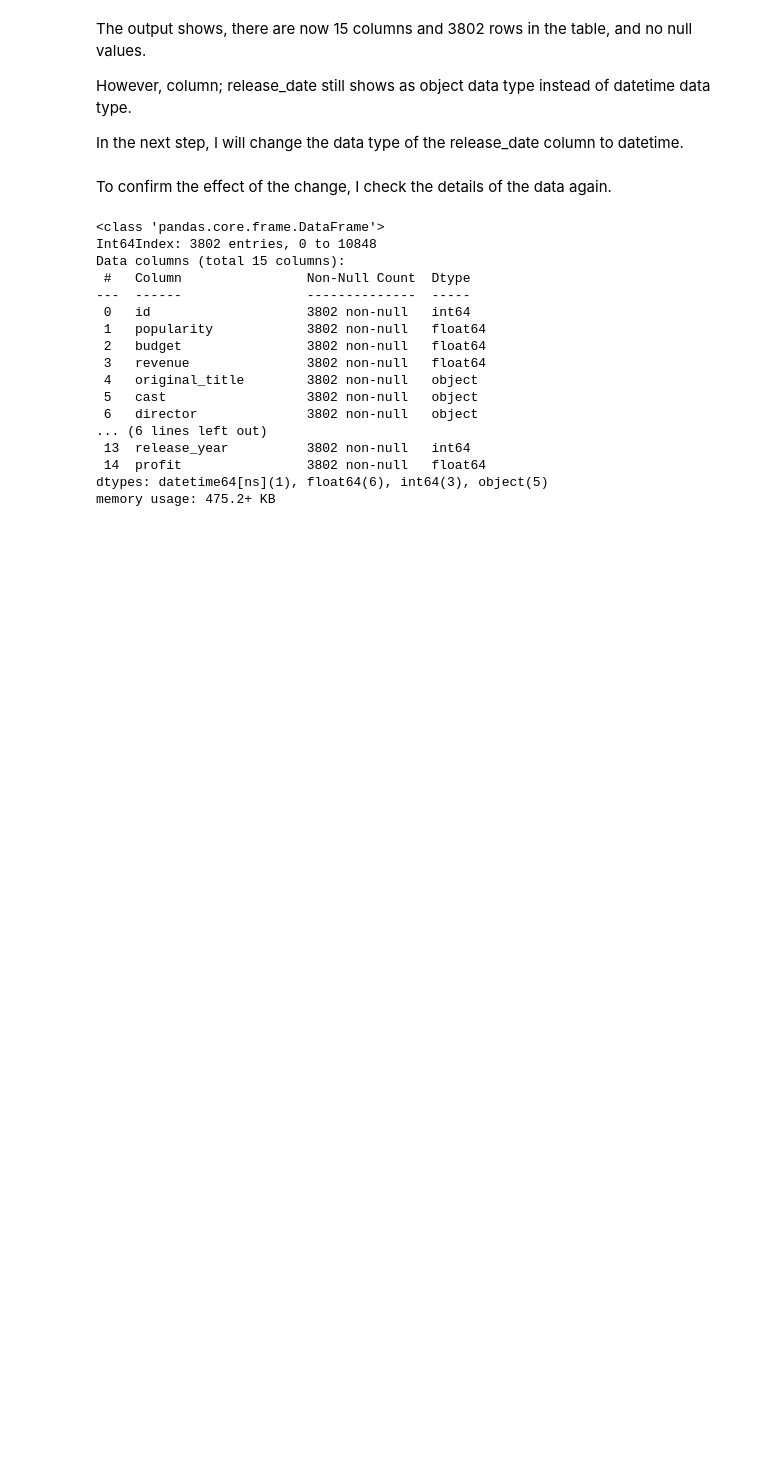
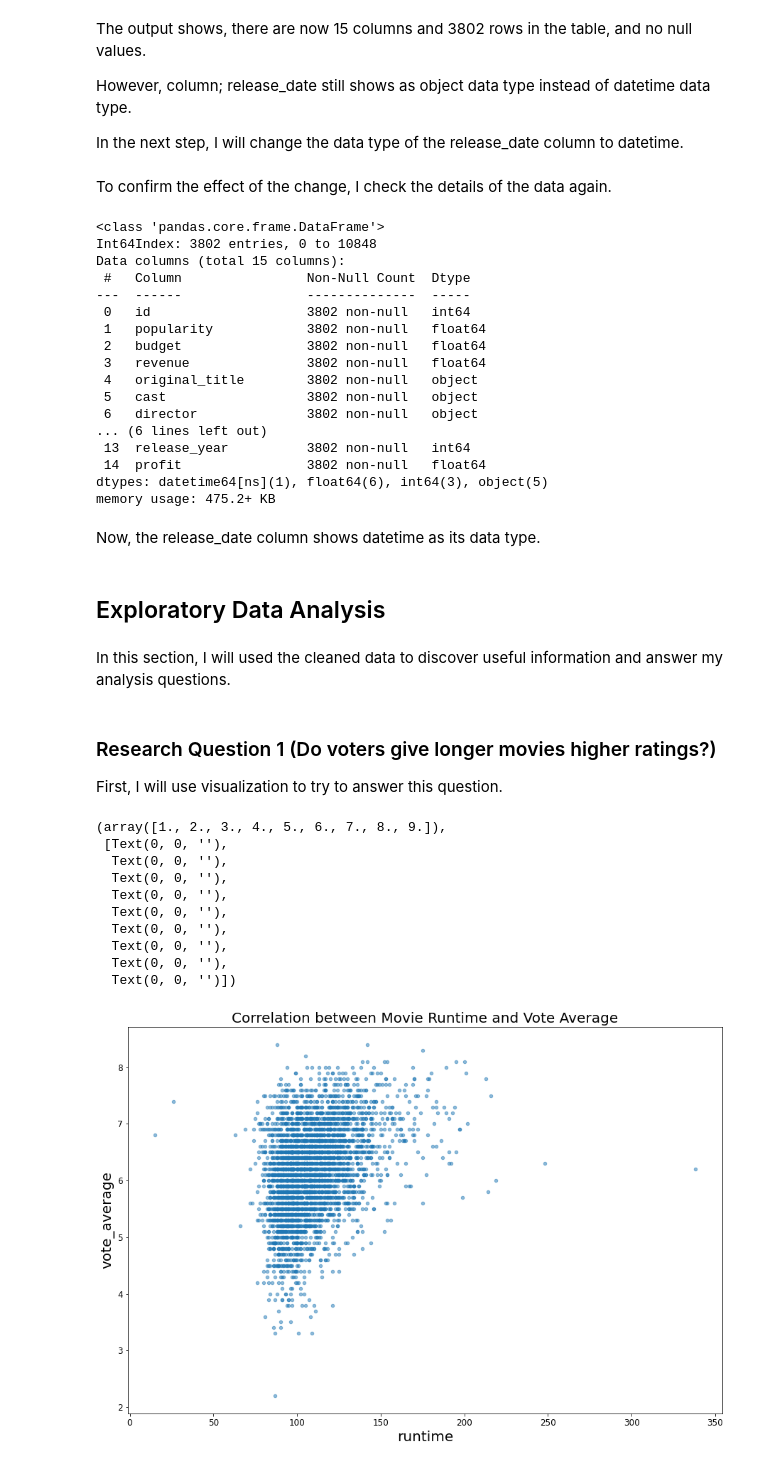
Before and after one commit to AbbaJibril/investigate-a-dataset, a Jupyter notebook: Investigate_a_Dataset.ipynb, the cells around one changed output. Saved outputs shown, nothing was run; the diff lists cells and outputs as text; code cells hidden in the pictures; blank space fills up the shorter version.

Commit message:
feat: add exploratory data analysis

```diff
--- a/Investigate_a_Dataset.ipynb
+++ b/Investigate_a_Dataset.ipynb
@@ -382,3 +382,37 @@ Data columns (total 15 columns):
  14  profit                3802 non-null   float64
 dtypes: datetime64[ns](1), float64(6), int64(3), object(5)
 memory usage: 475.2+ KB
+# %% [markdown]
+<p>Now, the release_date column shows datetime as its data type.</p>
+# %% [markdown]
+<a id='eda'></a>
+## Exploratory Data Analysis
+# %% [markdown]
+<p>In this section, I will used the cleaned data to discover useful information and answer my analysis questions.</p>
+# %% [markdown]
+### Research Question 1 (Do voters give longer movies higher ratings?)
+<p>First, I will use visualization to try to answer this question.</p>
+# %%
+#plots a scatter plot with runtime and vote_average on x and y axis respectively.
+df.plot('runtime', 'vote_average', kind = 'scatter', alpha=0.5, figsize=(15,10))
+
+#adds title, x-axis and y-axis labels to the chart
+plt.title("Correlation between Movie Runtime and Vote Average", fontsize=20)
+plt.xlabel("runtime", fontsize = 20)
+plt.ylabel("vote_average", fontsize = 20)
+
+#adjusts the the font size of the axis ticks.
+plt.xticks(fontsize =12)
+plt.yticks(fontsize = 12)
+# %% [output]
+(array([1., 2., 3., 4., 5., 6., 7., 8., 9.]),
+ [Text(0, 0, ''),
+  Text(0, 0, ''),
+  Text(0, 0, ''),
+  Text(0, 0, ''),
+  Text(0, 0, ''),
+  Text(0, 0, ''),
+  Text(0, 0, ''),
+  Text(0, 0, ''),
+  Text(0, 0, '')])
+[figure, added]
```
Also changed, not shown: parts of 30 cells of this notebook.
